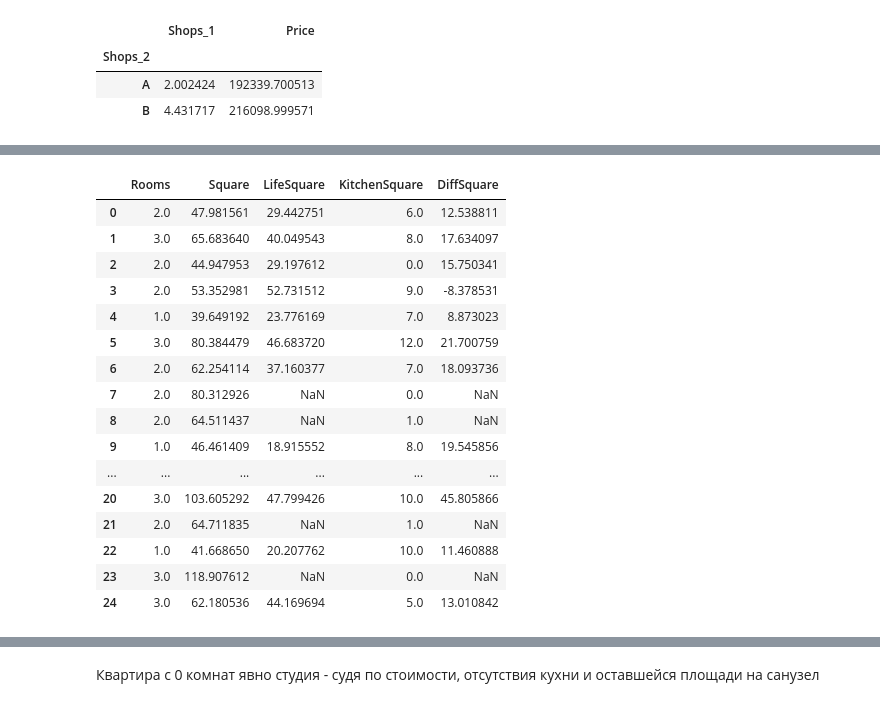
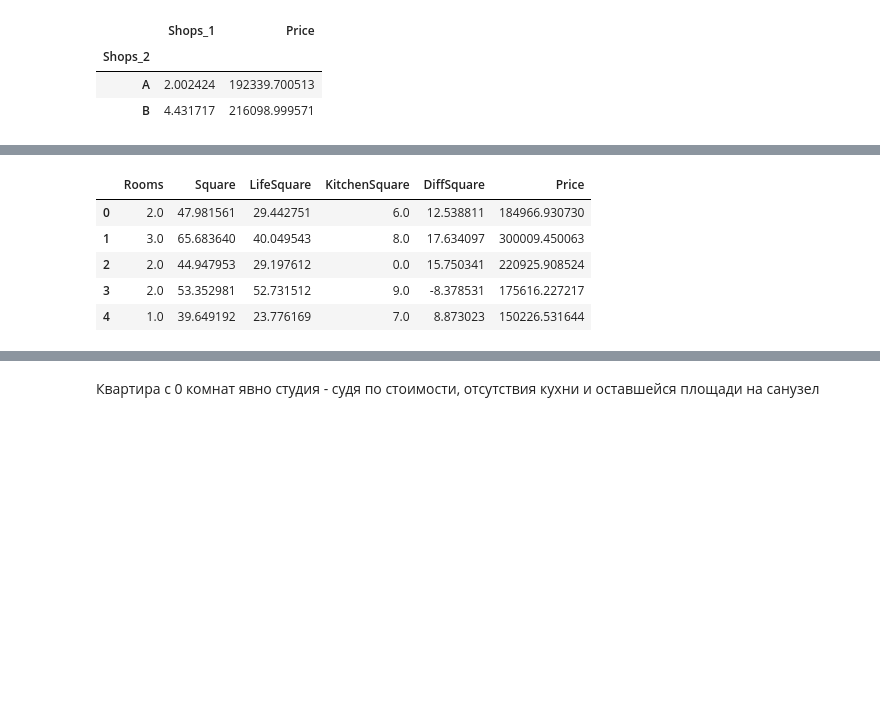
Before and after one commit to Selen34/pds, a Jupyter notebook: project_pds.ipynb, the cells around one changed output, grey strips where cells are left out. Drawn from its saved outputs; the diff is of its cells as text; code cells hidden in the pictures; blank space fills up the shorter version.

```diff
--- a/project_pds.ipynb
+++ b/project_pds.ipynb
@@ -174,2 +146,0 @@ data.groupby(['Shops_2'])[['Shops_1', 'Price']].mean()
-# %%
-data['SocialS'] = (data['Social_1'] + data['Social_3'])
@@ -223,20 +166,9 @@ data['DiffSquare'] = data['Square'] - data['LifeSquare'] - data['KitchenSquare']
 # %%
-data.loc[:, ['Rooms', 'Square', 'LifeSquare', 'KitchenSquare', 'DiffSquare']].head(25)
+data.loc[:, ['Rooms', 'Square', 'LifeSquare', 'KitchenSquare', 'DiffSquare', 'Price']].head()
 # %% [output]
-|  | Rooms | Square | LifeSquare | KitchenSquare | DiffSquare |
-| 0 | 2.0 | 47.981561 | 29.442751 | 6.0 | 12.538811 |
-| 1 | 3.0 | 65.683640 | 40.049543 | 8.0 | 17.634097 |
-| 2 | 2.0 | 44.947953 | 29.197612 | 0.0 | 15.750341 |
-| 3 | 2.0 | 53.352981 | 52.731512 | 9.0 | -8.378531 |
-| 4 | 1.0 | 39.649192 | 23.776169 | 7.0 | 8.873023 |
-| 5 | 3.0 | 80.384479 | 46.683720 | 12.0 | 21.700759 |
-| 6 | 2.0 | 62.254114 | 37.160377 | 7.0 | 18.093736 |
-| 7 | 2.0 | 80.312926 | NaN | 0.0 | NaN |
-| 8 | 2.0 | 64.511437 | NaN | 1.0 | NaN |
-| 9 | 1.0 | 46.461409 | 18.915552 | 8.0 | 19.545856 |
-| ... | ... | ... | ... | ... | ... |
-| 20 | 3.0 | 103.605292 | 47.799426 | 10.0 | 45.805866 |
-| 21 | 2.0 | 64.711835 | NaN | 1.0 | NaN |
-| 22 | 1.0 | 41.668650 | 20.207762 | 10.0 | 11.460888 |
-| 23 | 3.0 | 118.907612 | NaN | 0.0 | NaN |
-| 24 | 3.0 | 62.180536 | 44.169694 | 5.0 | 13.010842 |
+|  | Rooms | Square | LifeSquare | KitchenSquare | DiffSquare | Price |
+| 0 | 2.0 | 47.981561 | 29.442751 | 6.0 | 12.538811 | 184966.930730 |
+| 1 | 3.0 | 65.683640 | 40.049543 | 8.0 | 17.634097 | 300009.450063 |
+| 2 | 2.0 | 44.947953 | 29.197612 | 0.0 | 15.750341 | 220925.908524 |
+| 3 | 2.0 | 53.352981 | 52.731512 | 9.0 | -8.378531 | 175616.227217 |
+| 4 | 1.0 | 39.649192 | 23.776169 | 7.0 | 8.873023 | 150226.531644 |
```
Also changed, not shown: parts of 70 cells of this notebook, 3 other files.
